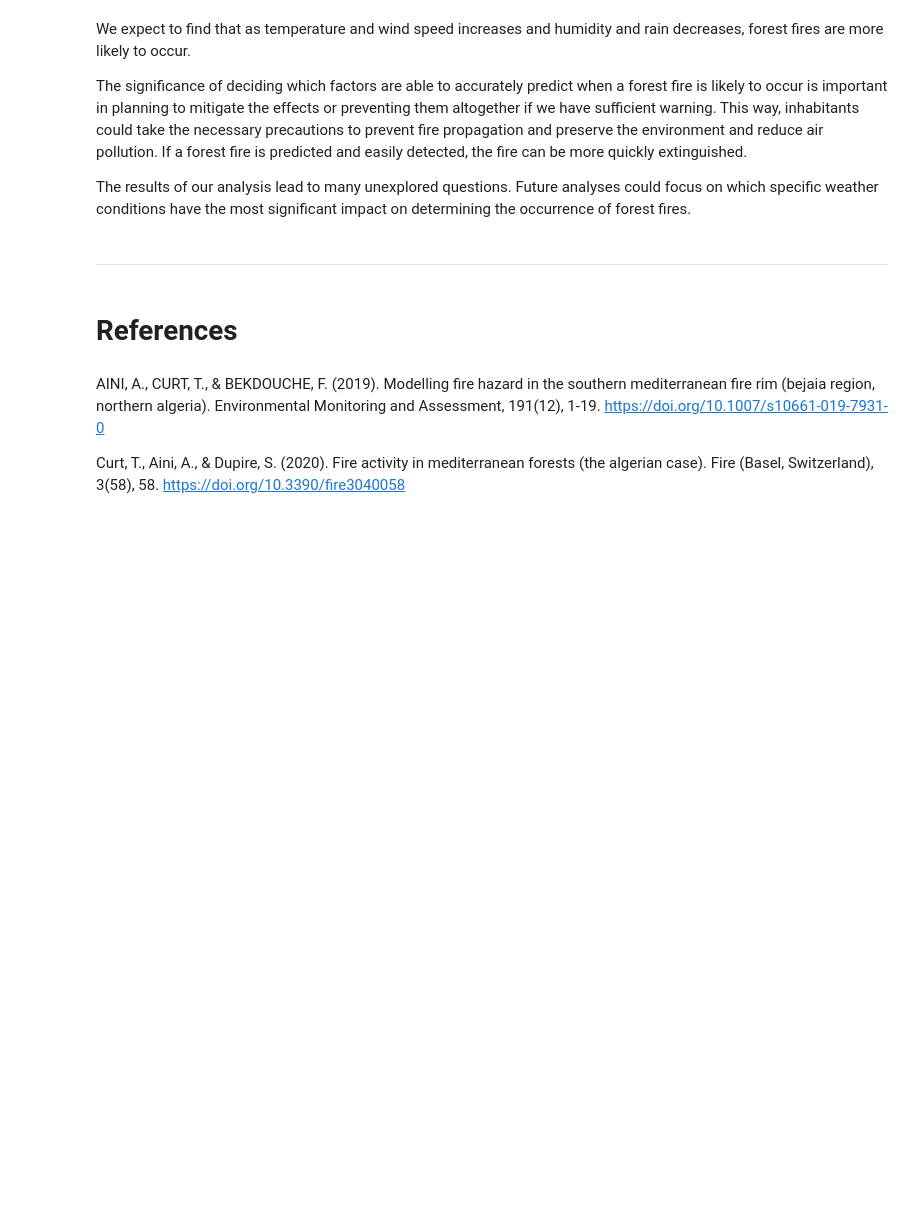
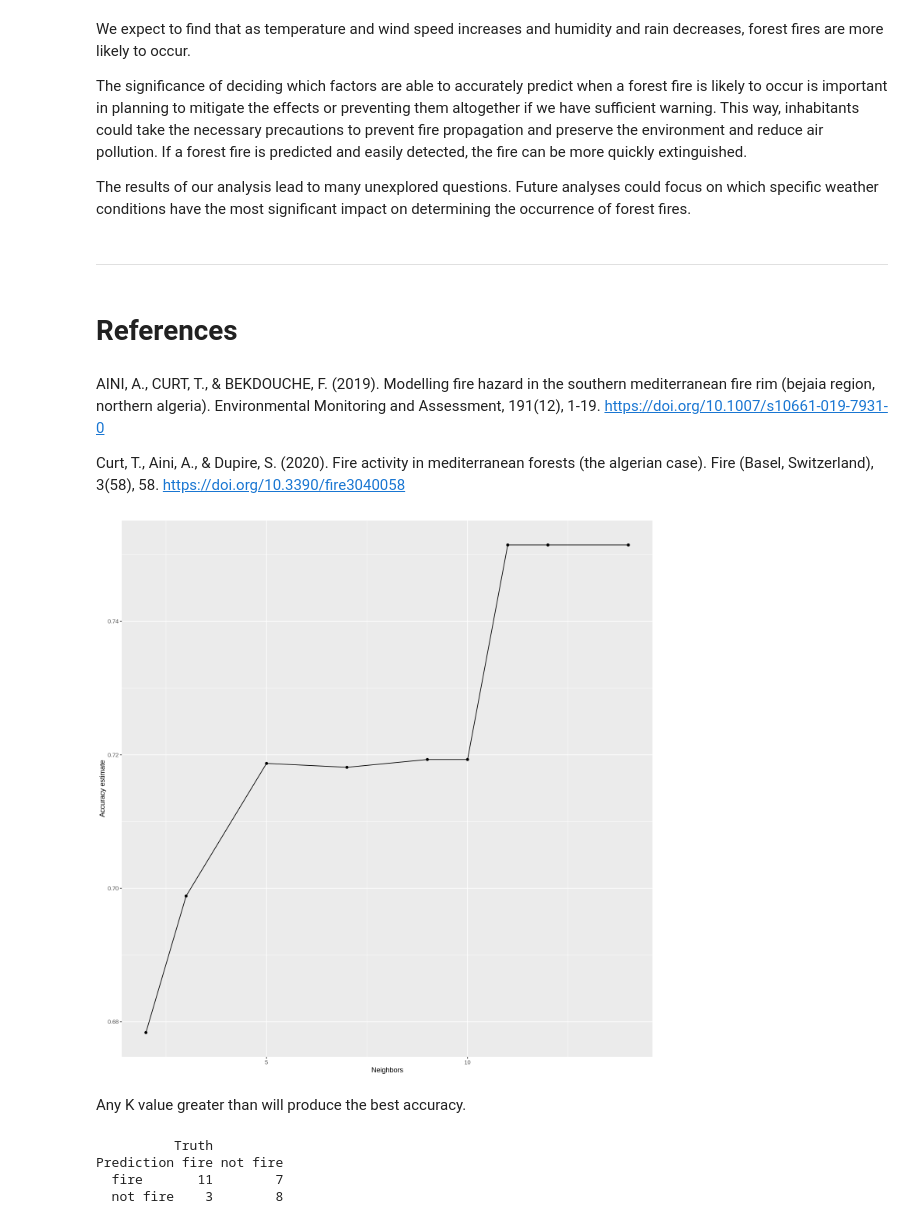
Before and after one commit to a-kong/dsci100-project, a Jupyter notebook: report.ipynb, the cells around one changed output. Saved outputs shown, nothing was run; the diff lists cells and outputs as text; code cells hidden in the pictures; blank space fills up the shorter version.

```diff
--- a/report.ipynb
+++ b/report.ipynb
@@ -154,3 +177,48 @@ The results of our analysis lead to many unexplored questions. Future analyses c
 AINI, A., CURT, T., & BEKDOUCHE, F. (2019). Modelling fire hazard in the southern mediterranean fire rim (bejaia region, northern algeria). Environmental Monitoring and Assessment, 191(12), 1-19. https://doi.org/10.1007/s10661-019-7931-0
 
 Curt, T., Aini, A., & Dupire, S. (2020). Fire activity in mediterranean forests (the algerian case). Fire (Basel, Switzerland), 3(58), 58. https://doi.org/10.3390/fire3040058
+# %%
+#Finding the best K
+bejaia_recipe_1 <- recipe(Classes ~ Temperature + RH + Ws + Rain, data = bejaia_train) %>%
+                 step_center(all_predictors()) %>%
+                 step_scale(all_predictors())
+bejaia_spec <- nearest_neighbor(weight_func="rectangular", neighbors=tune()) %>%
+    set_engine("kknn") %>%
+    set_mode("classification")
+bejaia_vfold <- vfold_cv(bejaia_train, v = 5, strata = Classes)
+bejaia_workflow <- workflow() %>%
+    add_recipe(bejaia_recipe) %>%
+    add_model(bejaia_spec) %>%
+   tune_grid(resamples=bejaia_vfold, grid=10) %>%
+   collect_metrics()
+bejaia_accuracy <- bejaia_workflow %>% filter(.metric=="accuracy")
+accuracy_plot <- bejaia_accuracy %>% ggplot(aes(x=neighbors, y=mean)) + geom_point()+ geom_line() + xlab("Neighbors")+ ylab("Accuracy estimate")
+accuracy_plot
+# %% [output]
+[figure, added]
+# %% [markdown]
+Any K value greater than will produce the best accuracy.
+# %%
+set.seed(80)
+bejaia_spec_best <- nearest_neighbor(weight_func=("rectangular"), neighbors=12) %>%
+    set_engine("kknn") %>%
+    set_mode("classification")
+bejaia_result <- workflow() %>%
+    add_recipe(bejaia_recipe) %>%
+    add_model(bejaia_spec_best) %>%
+    fit(data=bejaia_train)
+bejaia_predic <- predict(bejaia_result, bejaia_test) %>%
+    bind_cols(bejaia_test)
+accurices <- bejaia_predic %>%
+    metrics(truth = Classes, estimate = .pred_class) %>%
+    filter(.metric == "accuracy") %>%
+    select(.estimate) %>%
+    pull()
+bejaia_conf <- bejaia_predic %>%
+    conf_mat(truth=Classes, estimate = .pred_class)
+bejaia_conf
+# %% [output]
+          Truth
+Prediction fire not fire
+  fire       11        7
+  not fire    3        8
```
Also changed, not shown: parts of 15 cells of this notebook.
